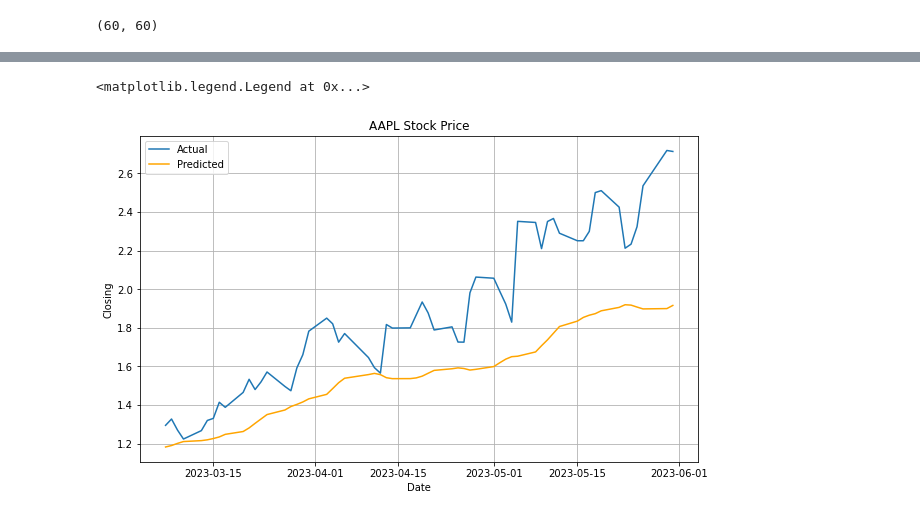
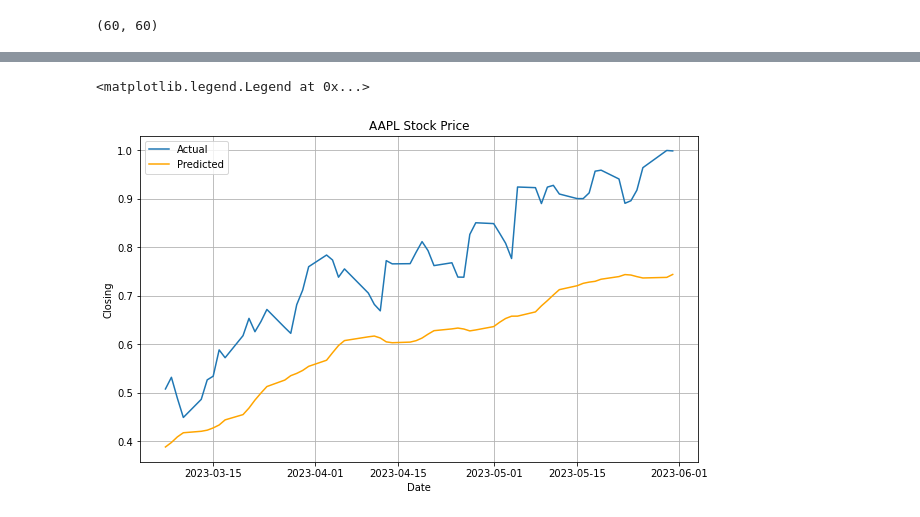
Before and after one commit to AbhijayPaturi/AAPLStockPricePredictionLSTM, a Jupyter notebook: AAPL Stock Price Prediction via LSTM.ipynb, the cells around one changed output, grey strips where cells are left out. Saved outputs shown, nothing was run; the diff lists cells and outputs as text; code cells hidden in the pictures.

```diff
--- a/AAPL Stock Price Prediction via LSTM.ipynb
+++ b/AAPL Stock Price Prediction via LSTM.ipynb
@@ -1136,22 +1136,20 @@ array([[0.4091009 ],
 # %%
 # Consolidating Predictions
 pred_data = pd.DataFrame(y_pred, test_original.index,columns=['Close'])
 actual_data = pd.DataFrame(y_test, test_original.index, columns=['Close'])
-pred_data = pred_data.apply(np.square).apply(np.exp)
-actual_data = actual_data.apply(np.square).apply(np.exp)
 
 # Compare actual vs. predicted
 plt.figure(figsize=(10,6))
 plt.grid(True)
 plt.xlabel('Date')
 plt.ylabel('Closing')
 plt.plot(actual_data, label='Actual')
 plt.plot(pred_data, 'orange', label='Predicted')
 plt.title('AAPL Stock Price')
 plt.legend()
 # %% [output]
 <matplotlib.legend.Legend at 0x...>
-[figure, old version]
+[figure, new version]
 # %%
 # Bidirectional LSTM
 model = Sequential()
```
Also changed, not shown: parts of 23 cells of this notebook.
